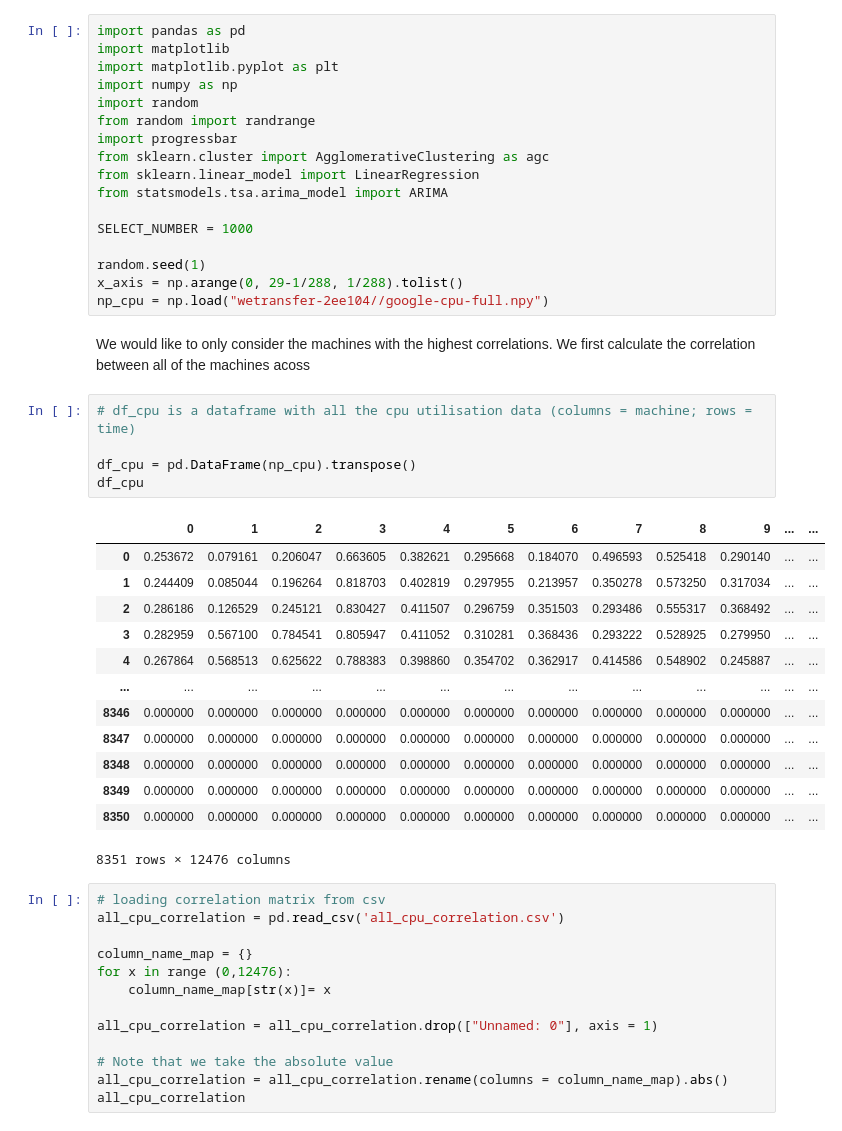
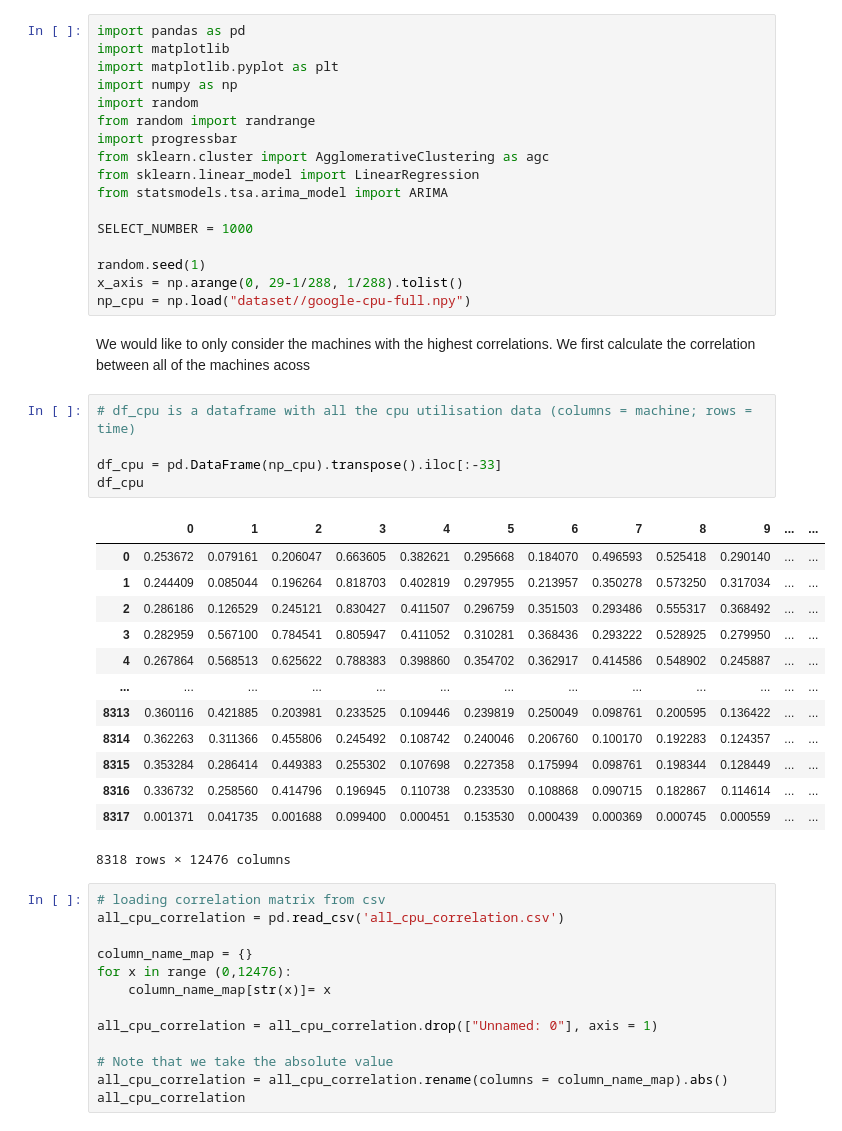
Before and after one commit to yhl116/Machine-Learning-to-Track-Cloud-Computing, a Jupyter notebook: implementation/Correlation Clustering.ipynb, the cells around one changed output. Saved outputs shown, nothing was run; the diff lists cells and outputs as text.

```diff
--- a/implementation/Correlation Clustering.ipynb
+++ b/implementation/Correlation Clustering.ipynb
@@ -21,28 +25,28 @@ SELECT_NUMBER = 1000
 
 random.seed(1)
 x_axis = np.arange(0, 29-1/288, 1/288).tolist()
-np_cpu = np.load("wetransfer-2ee104//google-cpu-full.npy")
+np_cpu = np.load("dataset//google-cpu-full.npy")
 # %% [markdown]
 We would like to only consider the machines with the highest correlations. We first calculate the correlation between all of the machines acoss
 # %%
 # df_cpu is a dataframe with all the cpu utilisation data (columns = machine; rows = time)
 
-df_cpu = pd.DataFrame(np_cpu).transpose()
+df_cpu = pd.DataFrame(np_cpu).transpose().iloc[:-33]
 df_cpu
 # %% [output]
 |  | 0 | 1 | 2 | 3 | 4 | 5 | 6 | 7 | 8 | 9 | ... | ... |
 | 0 | 0.253672 | 0.079161 | 0.206047 | 0.663605 | 0.382621 | 0.295668 | 0.184070 | 0.496593 | 0.525418 | 0.290140 | ... | ... |
 | 1 | 0.244409 | 0.085044 | 0.196264 | 0.818703 | 0.402819 | 0.297955 | 0.213957 | 0.350278 | 0.573250 | 0.317034 | ... | ... |
 | 2 | 0.286186 | 0.126529 | 0.245121 | 0.830427 | 0.411507 | 0.296759 | 0.351503 | 0.293486 | 0.555317 | 0.368492 | ... | ... |
 | 3 | 0.282959 | 0.567100 | 0.784541 | 0.805947 | 0.411052 | 0.310281 | 0.368436 | 0.293222 | 0.528925 | 0.279950 | ... | ... |
 | 4 | 0.267864 | 0.568513 | 0.625622 | 0.788383 | 0.398860 | 0.354702 | 0.362917 | 0.414586 | 0.548902 | 0.245887 | ... | ... |
 | ... | ... | ... | ... | ... | ... | ... | ... | ... | ... | ... | ... | ... |
-| 8346 | 0.000000 | 0.000000 | 0.000000 | 0.000000 | 0.000000 | 0.000000 | 0.000000 | 0.000000 | 0.000000 | 0.000000 | ... | ... |
-| 8347 | 0.000000 | 0.000000 | 0.000000 | 0.000000 | 0.000000 | 0.000000 | 0.000000 | 0.000000 | 0.000000 | 0.000000 | ... | ... |
-| 8348 | 0.000000 | 0.000000 | 0.000000 | 0.000000 | 0.000000 | 0.000000 | 0.000000 | 0.000000 | 0.000000 | 0.000000 | ... | ... |
-| 8349 | 0.000000 | 0.000000 | 0.000000 | 0.000000 | 0.000000 | 0.000000 | 0.000000 | 0.000000 | 0.000000 | 0.000000 | ... | ... |
-| 8350 | 0.000000 | 0.000000 | 0.000000 | 0.000000 | 0.000000 | 0.000000 | 0.000000 | 0.000000 | 0.000000 | 0.000000 | ... | ... |
+| 8313 | 0.360116 | 0.421885 | 0.203981 | 0.233525 | 0.109446 | 0.239819 | 0.250049 | 0.098761 | 0.200595 | 0.136422 | ... | ... |
+| 8314 | 0.362263 | 0.311366 | 0.455806 | 0.245492 | 0.108742 | 0.240046 | 0.206760 | 0.100170 | 0.192283 | 0.124357 | ... | ... |
+| 8315 | 0.353284 | 0.286414 | 0.449383 | 0.255302 | 0.107698 | 0.227358 | 0.175994 | 0.098761 | 0.198344 | 0.128449 | ... | ... |
+| 8316 | 0.336732 | 0.258560 | 0.414796 | 0.196945 | 0.110738 | 0.233530 | 0.108868 | 0.090715 | 0.182867 | 0.114614 | ... | ... |
+| 8317 | 0.001371 | 0.041735 | 0.001688 | 0.099400 | 0.000451 | 0.153530 | 0.000439 | 0.000369 | 0.000745 | 0.000559 | ... | ... |
-8351 rows × 12476 columns
+8318 rows × 12476 columns
 # %%
 # loading correlation matrix from csv
 all_cpu_correlation = pd.read_csv('all_cpu_correlation.csv')
```
Also changed, not shown: parts of 4 cells of this notebook, 15 other files.
